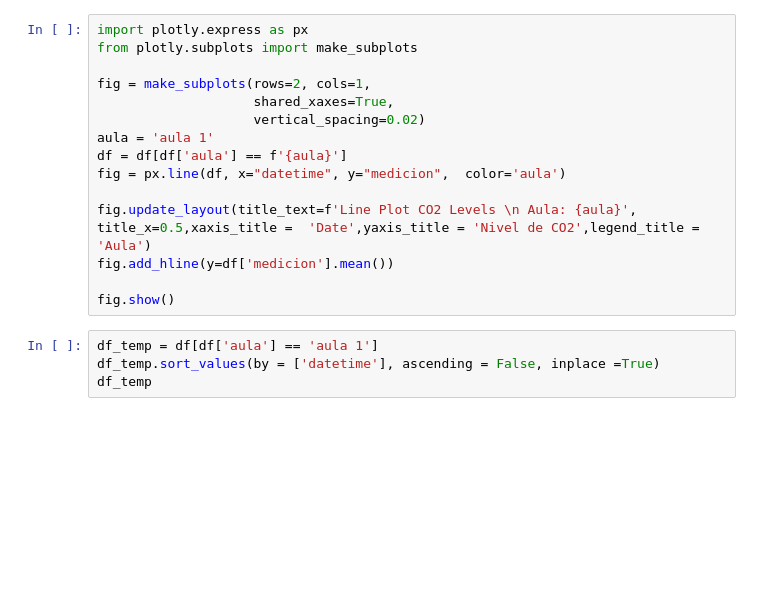
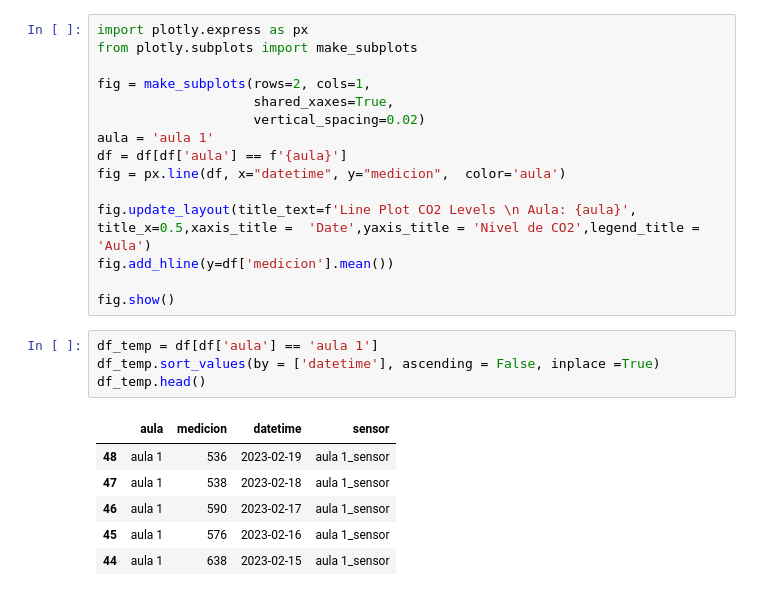
Before and after one commit to javierjdaza/co2-control, a Jupyter notebook: auth.ipynb, the cells around one changed output. Drawn from its saved outputs; the diff is of its cells as text; blank space fills up the shorter version.

```diff
--- a/auth.ipynb
+++ b/auth.ipynb
@@ -233,4 +240,11 @@ fig.show()
 # %%
 df_temp = df[df['aula'] == 'aula 1']
 df_temp.sort_values(by = ['datetime'], ascending = False, inplace =True)
-df_temp
+df_temp.head()
+# %% [output]
+|  | aula | medicion | datetime | sensor |
+| 48 | aula 1 | 536 | 2023-02-19 | aula 1_sensor |
+| 47 | aula 1 | 538 | 2023-02-18 | aula 1_sensor |
+| 46 | aula 1 | 590 | 2023-02-17 | aula 1_sensor |
+| 45 | aula 1 | 576 | 2023-02-16 | aula 1_sensor |
+| 44 | aula 1 | 638 | 2023-02-15 | aula 1_sensor |
```
Also changed, not shown: parts of 5 cells of this notebook, 4 other files.
